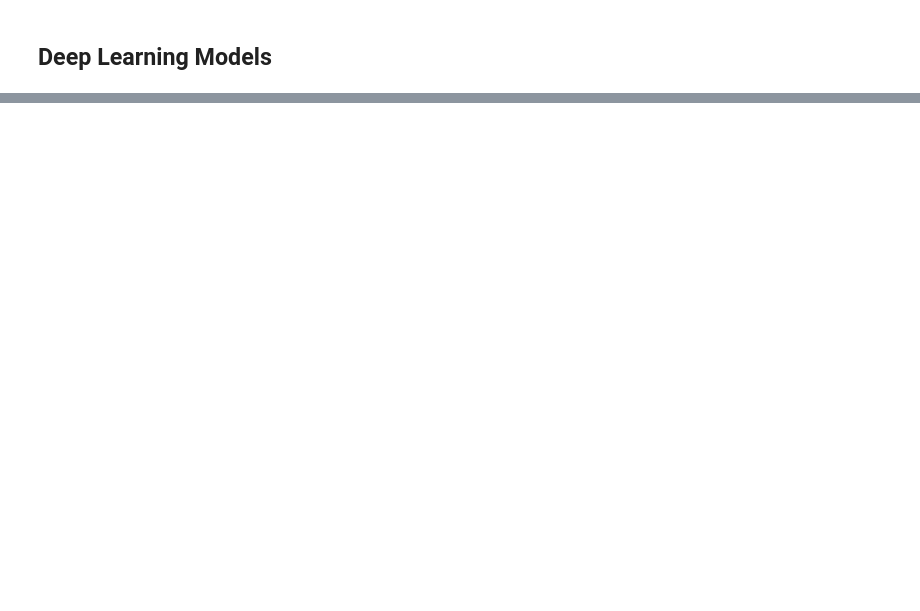
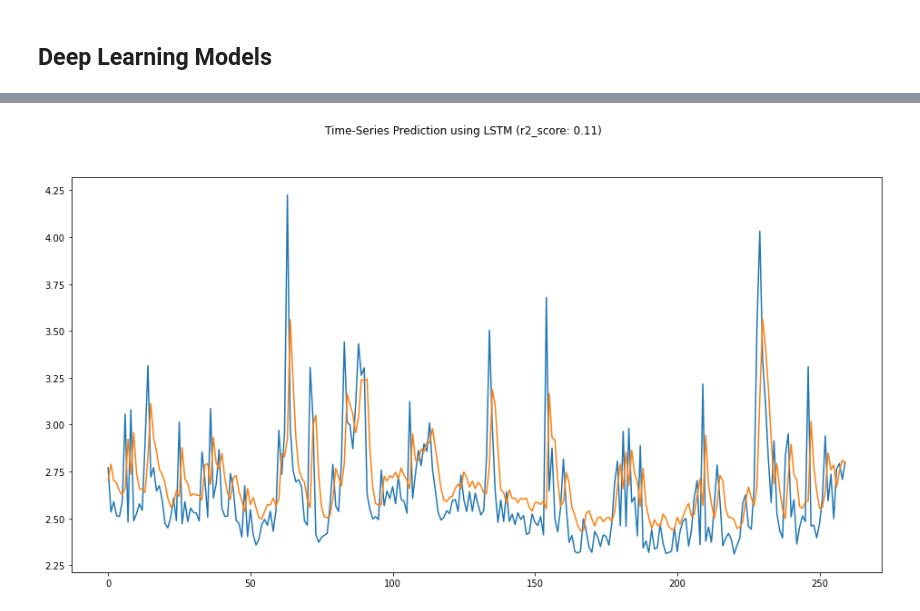
Before and after one commit to eldor-fozilov/ethereum-gas-price-prediction, a Jupyter notebook: Modeling.ipynb, the cells around one changed output, grey strips where cells are left out. Drawn from its saved outputs; the diff is of its cells as text; code cells hidden in the pictures; blank space fills up the shorter version.

```diff
--- a/Modeling.ipynb
+++ b/Modeling.ipynb
@@ -265,0 +418,4 @@ plt.show()
+# %%
+plot_res(testX, testY)
+# %% [output]
+[figure, added]
```
Also changed, not shown: parts of 24 cells of this notebook.
